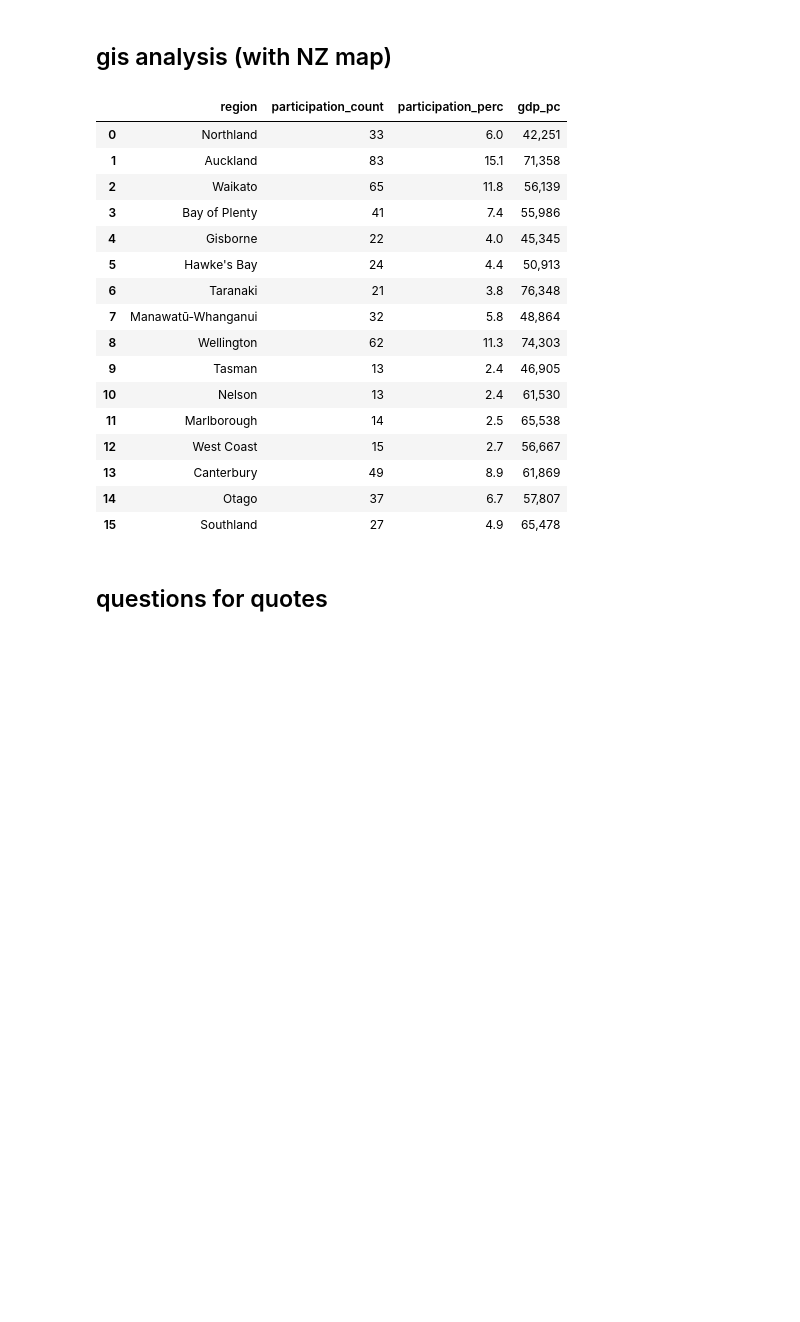
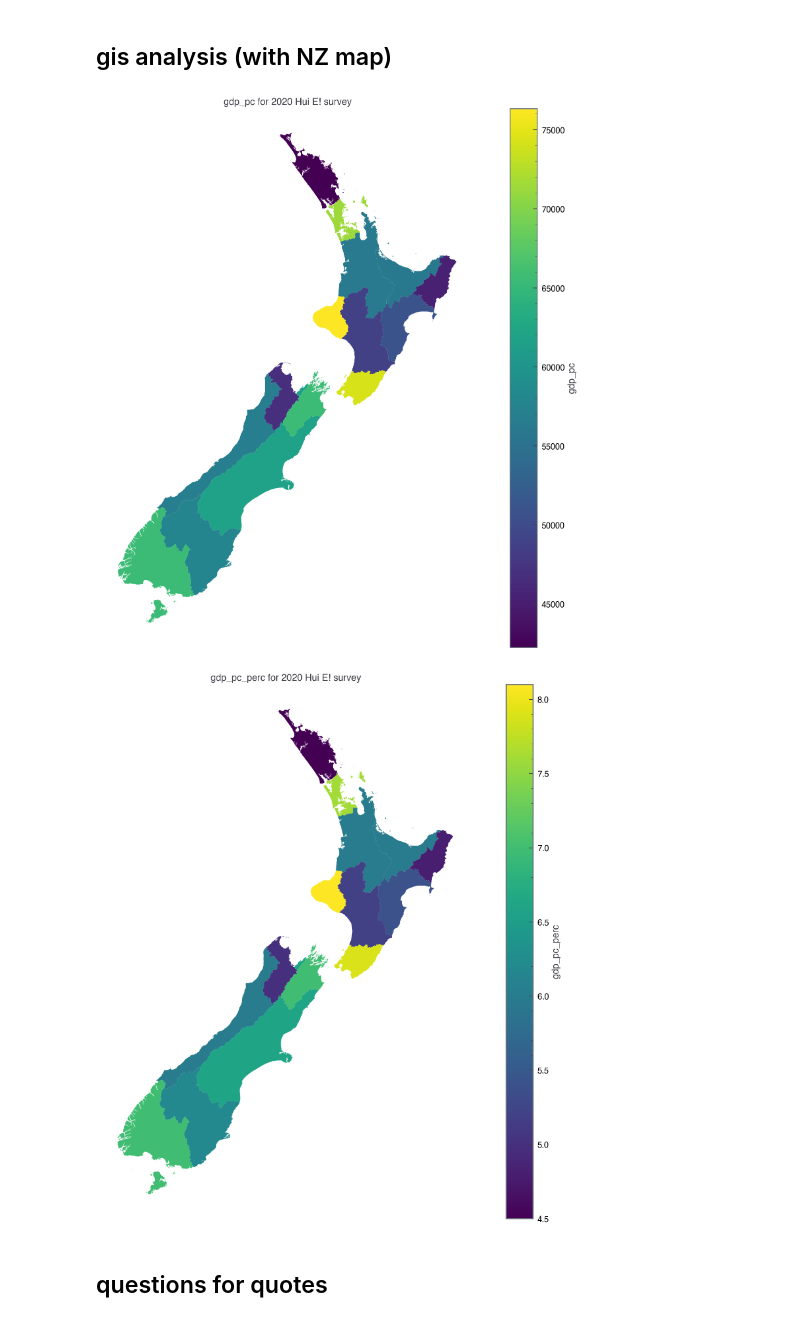
Before and after one commit to matthew-trava/huiehackathon-team2, a Jupyter notebook: gis.ipynb, the cells around one changed output. Saved outputs shown, nothing was run; the diff lists cells and outputs as text; code cells hidden in the pictures; blank space fills up the shorter version.

```diff
--- a/gis.ipynb
+++ b/gis.ipynb
@@ -200,7 +200,7 @@ See the caveats in the documentation: https://pandas.pydata.org/pandas-docs/stab
 # %%
 #reg_fn = [(lambda s: str(s).lower())(s) for s in count_reg_dict]
 
-def extract_gdp():
+def extract_gdp(fp="data/processed/gdp-per-capita_2020_regional.csv"):
     '''
     Extracts the gdp per capita for each region (separate csv file)
     and pulls it into a master df. All dataset are publicly available here:
@@ -237,11 +237,17 @@ def extract_gdp():
 
     # concatenate dataframe and save it
     df_gdp = pd.concat(df_list, ignore_index=True)
-    fp_out = "data/processed/gdp-per-capita_2020_regional.csv"
-    df_gdp.to_csv(fp_out, index=False)
+    df_gdp.to_csv(fp, index=False)
 
-extract_gdp()
-df_gdp = pd.read_csv("data/processed/gdp-per-capita_2020_regional.csv")
+
+# extract gdp per capita and load into dataframe
+filepath_gdp = "data/processed/gdp-per-capita_2020_regional.csv"
+try:
+    df_gdp = pd.read_csv(filepath_gdp)
+except FileNotFoundError:
+    extract_gdp(fp=filepath_gdp)
+
+# create column of gdp_pc percentage
 df_gdp['gdp_pc_perc'] = np.round((df_gdp.gdp_pc/df_gdp.gdp_pc.sum())*100, 1)
 
 df_gdp
@@ -303,52 +309,39 @@ def draw_map(gdf, col_count=None):
     else:
         gdf.plot(
             ax=ax,
             column=col_count,
             legend=True,
             legend_kwds={'label': col_count}
                 )
         plt.title(f"{col_count} for 2020 Hui E! survey")
         plt.subplots_adjust(right=0.75)
 
     plt.axis("off")
     plt.show()
 
 
 
 # call function to extract geodataframe of NZ's regional councils
 csv_filepath = "data/gis/regional-council-2022-clipped-generalised.shx"
 shp_filepath = "data/gis/regional_council_2022_clipped_csv.csv"
 gdf_map = extract_geodataframe(csv_filepath, shp_filepath)
 
 # merge geodataframe and counting df
 df_metrics = df_regcount.merge(df_gdp, left_on='region', right_on='region')
 
-gdf_new = gdf_map.merge(df_regcount, left_on='region', right_on='region')
+gdf_new = gdf_map.merge(df_metrics, left_on='region', right_on='region')
 gdf_new = gpd.GeoDataFrame(gdf_new)
 
-df_metrics
+#df_metrics
 
 # call map drawing function
 #draw_map(gdf_new, col_count='participation_perc')
 #draw_map(gdf_new, col_count='participation_count')
+draw_map(gdf_new, col_count='gdp_pc')
+draw_map(gdf_new, col_count='gdp_pc_perc')
 # %% [output]
-|  | region | participation_count | participation_perc | gdp_pc |
-| 0 | Northland | 33 | 6.0 | 42,251 |
-| 1 | Auckland | 83 | 15.1 | 71,358 |
-| 2 | Waikato | 65 | 11.8 | 56,139 |
-| 3 | Bay of Plenty | 41 | 7.4 | 55,986 |
-| 4 | Gisborne | 22 | 4.0 | 45,345 |
-| 5 | Hawke's Bay | 24 | 4.4 | 50,913 |
-| 6 | Taranaki | 21 | 3.8 | 76,348 |
-| 7 | Manawatū-Whanganui | 32 | 5.8 | 48,864 |
-| 8 | Wellington | 62 | 11.3 | 74,303 |
-| 9 | Tasman | 13 | 2.4 | 46,905 |
-| 10 | Nelson | 13 | 2.4 | 61,530 |
-| 11 | Marlborough | 14 | 2.5 | 65,538 |
-| 12 | West Coast | 15 | 2.7 | 56,667 |
-| 13 | Canterbury | 49 | 8.9 | 61,869 |
-| 14 | Otago | 37 | 6.7 | 57,807 |
-| 15 | Southland | 27 | 4.9 | 65,478 |
+[figure, added]
+[figure, added]
 # %% [markdown]
 ## questions for quotes
 # %%
```
